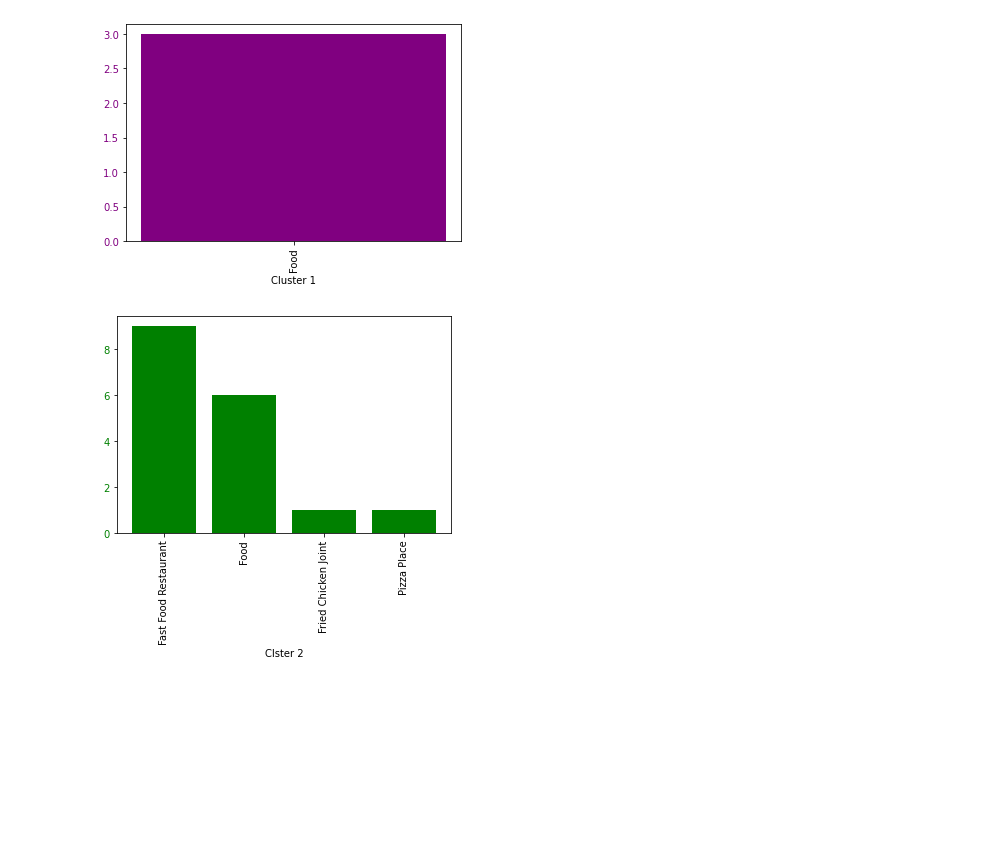
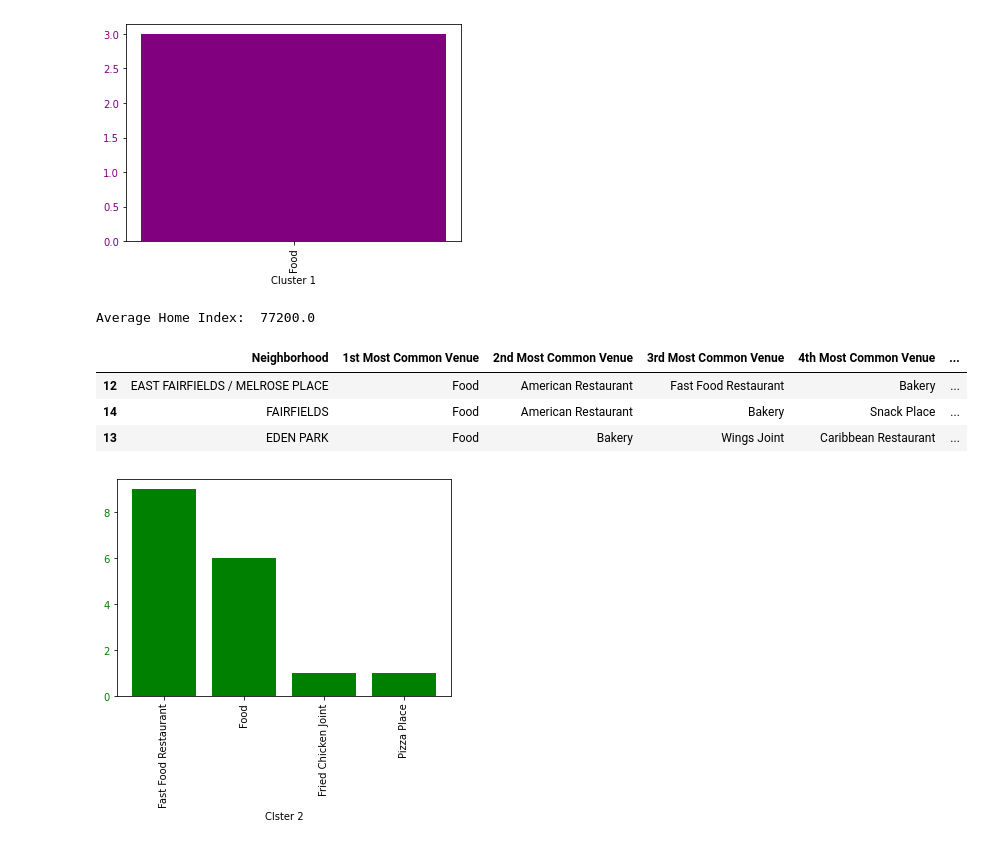
Before and after one commit to travistheall/Coursera_Capstone, a Jupyter notebook: notebooks/Api Common Restaurants.ipynb, the cells around one changed output. Cells and saved outputs as stored; diff of their text form; code cells hidden in the pictures; blank space fills up the shorter version.

```diff
--- a/notebooks/Api Common Restaurants.ipynb
+++ b/notebooks/Api Common Restaurants.ipynb
@@ -348,6 +430,16 @@ plt.yticks(color='purple')
 plt.show()
 # %% [output]
 [figure]
+# %%
+clust1DF = br_merged.loc[br_merged['Cluster Labels'] == 1, br_merged.columns[[0] + list(range(3, br_merged.shape[1]))]].sort_values(by='Zillow Home Value Index',ascending=False)
+print("Average Home Index: ", clust1DF['Zillow Home Value Index'].mean())
+clust1DF
+# %% [output]
+Average Home Index:  77200.0
+|  | Neighborhood | 1st Most Common Venue | 2nd Most Common Venue | 3rd Most Common Venue | 4th Most Common Venue | ... |
+| 12 | EAST FAIRFIELDS / MELROSE PLACE | Food | American Restaurant | Fast Food Restaurant | Bakery | ... |
+| 14 | FAIRFIELDS | Food | American Restaurant | Bakery | Snack Place | ... |
+| 13 | EDEN PARK | Food | Bakery | Wings Joint | Caribbean Restaurant | ... |
 # %%
 noextra = br_merged[['Cluster Labels',"1st Most Common Venue"]]
 clust2 = noextra[noextra['Cluster Labels']==2].reset_index()
```
Also changed, not shown: parts of 25 cells of this notebook.
